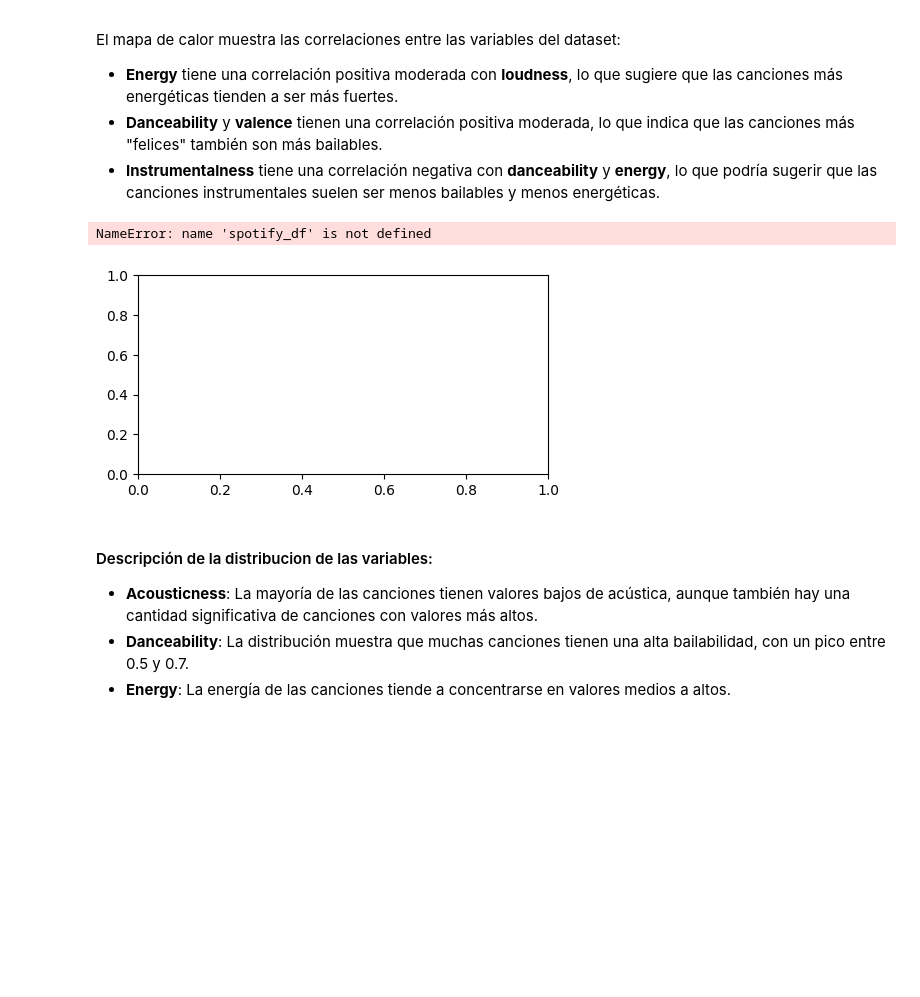
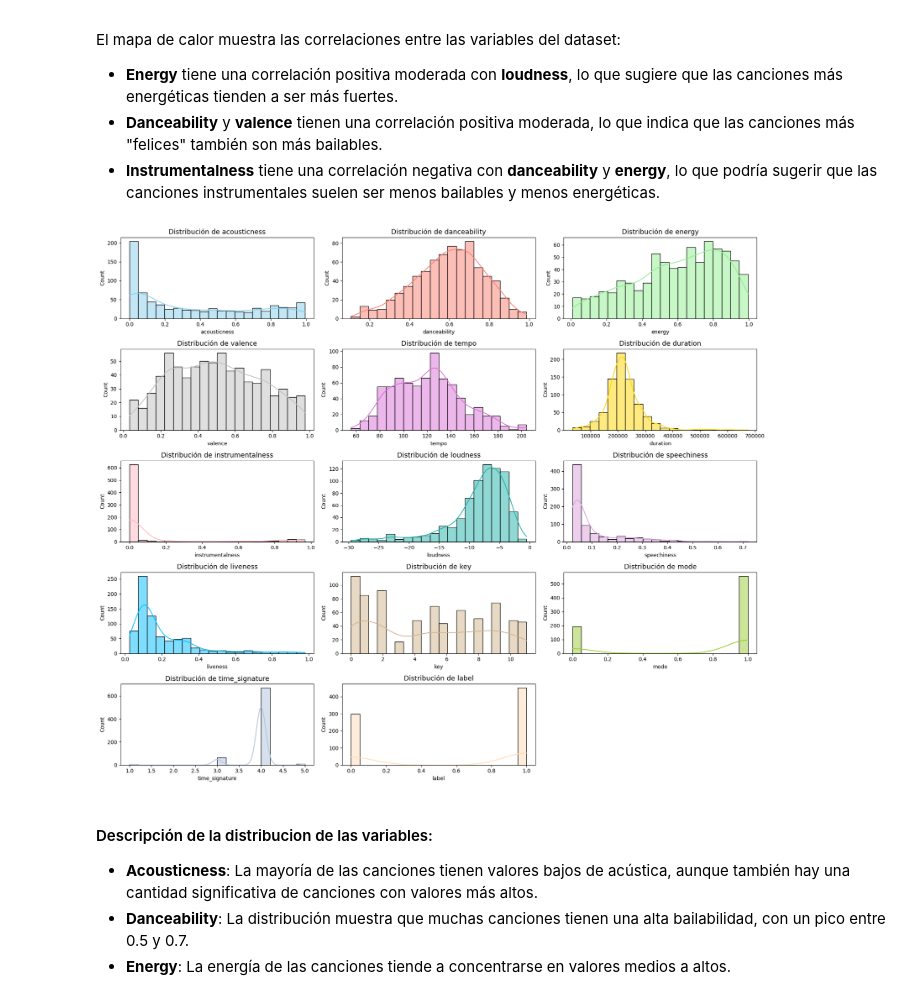
Before and after one commit to jonathancagua/CEIA-ADD, a Jupyter notebook: tp_spotify.ipynb, the cells around one changed output. Cells and saved outputs as stored; diff of their text form; code cells hidden in the pictures; blank space fills up the shorter version.

Commit message:
changes on matrix correlation and distribution fields graphics
Signed-off-by: Luciano <luciano106@gmail.com>

```diff
--- a/tp_spotify.ipynb
+++ b/tp_spotify.ipynb
@@ -260,26 +259,25 @@ El mapa de calor muestra las correlaciones entre las variables del dataset:
 # %%
 import seaborn as sns
 import matplotlib.pyplot as plt
 
 # Variables para graficar
 variables = ['acousticness', 'danceability', 'energy', 'valence', 'tempo', 'duration', 'instrumentalness', 'loudness',
              'speechiness', 'liveness', 'key', 'mode', 'time_signature', 'label']
 
 # Colores para cada gráfico
-colores = ['skyblue', 'salmon', 'lightgreen', 'lightcoral', 'orchid', 'gold', 'lightpink', 'lightseagreen',
+colores = ['skyblue', 'salmon', 'lightgreen', 'silver', 'orchid', 'gold', 'lightpink', 'lightseagreen',
            'plum', 'deepskyblue', 'tan', 'yellowgreen', 'lightsteelblue', 'peachpuff']
 
 # Crear un gráfico para cada variable con un color diferente
 plt.figure(figsize=(18, 15))
 for i, (variable, color) in enumerate(zip(variables, colores), 1):
     plt.subplot(5, 3, i)
     sns.histplot(spotify_df[variable], bins=20, kde=True, color=color)
     plt.title(f'Distribución de {variable}', fontsize=13)
 plt.tight_layout()
 plt.show()
 # %% [output]
-NameError: name 'spotify_df' is not defined
-[figure, old version]
+[figure, new version]
 # %% [markdown]
 #### Descripción de la distribucion de las variables:
 
```
Also changed, not shown: parts of 1 cell of this notebook.
